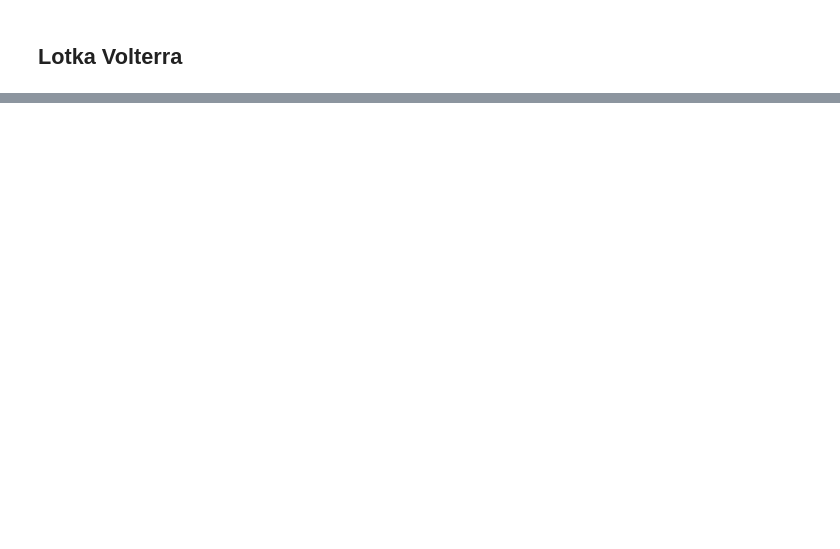
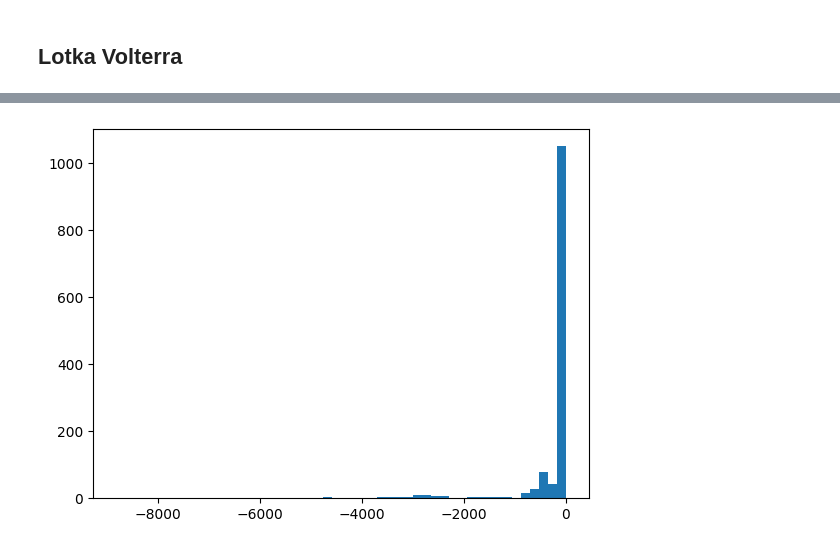
Before and after one commit to jojoroy/Data-Science, a Jupyter notebook: GPMH_penalty.ipynb, the cells around one changed output, grey strips where cells are left out. Cells and saved outputs as stored; diff of their text form; code cells hidden in the pictures; blank space fills up the shorter version.

```diff
--- a/GPMH_penalty.ipynb
+++ b/GPMH_penalty.ipynb
@@ -863,14 +812,14 @@ params_current=params_current.reshape(-1,1)
 y_current=y_current.reshape(-1,1)
 N = 500
 mh_samples=np.zeros((N))
-mh_samples[0]=2.5
+mh_samples[0]=-1.0
 # define max_ieter
-max_iter= 5
+max_iter= 10
 #define test points
-x_grid = jnp.arange(0, 7.5, 0.01).reshape(-1, 1)
+x_grid = jnp.arange(-2.5, 2.5, 0.01).reshape(-1, 1)
 #x_current = jnp.arange(-3.0,3.0, 0.1).reshape(-1, 1)
 
-test_points = jnp.arange(0, 7.5, 0.1)
+test_points = jnp.arange(-2.5, 2.5, 0.1)
 epsilon = 0.3
 obs_stddev=1e-3
 proposal='uniform'
@@ -878,7 +827,7 @@ proposal='uniform'
 m=0
 while m < max_iter:
   test_points= jnp.array([testpt for testpt in test_points if testpt not in params_current])
-  test_point_utilities = loss_fast2(params_current, y_current, test_points.reshape(-1,1), x_grid, key, obs_stddev)
+  test_point_utilities = loss_fast2(params_current, y_current, test_points.reshape(-1,1), x_grid, key, obs_stddev,True)
 
 
 
@@ -1175,0 +845,21 @@ step 499 [[2.49970318e-26]] [[1.]] 3.1052646259626204 Current [ -7.8894797    4.
+# %%
+# x_current = jnp.arange(-3.0,3.0, 0.1).reshape(-1, 1)
+# y_current = l(x_current)
+
+#xtest = jnp.linspace(-5.0, 5.0, 1000).reshape(-1, 1)
+xtest = jnp.linspace(-1.0, 2.5, 100).reshape(-1, 1)
+
+p_mean, p_std = evaluate_posterior(params_current, y_current, xtest,key, do_optimize=True, obs_stddev=obs_stddev)
+plt.plot(xtest.squeeze(),p_mean, color='red')
+plt.plot(xtest.squeeze(),log_likelihood_lv(xtest))
+plt.plot(params_current, y_current, 'x', color='red')
+
+plt.fill_between(
+    xtest.squeeze(),
+    p_mean - 2 * p_std,
+    p_mean + 2 * p_std,
+    alpha=0.5,
+    label="Two sigma",
+)
+#plt.xlim(-10,10)
+#plt.ylim(-150,10)
@@ -1175,0 +1416,7 @@ step 499 [[2.49970318e-26]] [[1.]] 3.1052646259626204 Current [ -7.8894797    4.
+# %%
+x1_range = jnp.array(np.random.uniform(-2,2,5))
+x2_range = jnp.array(np.random.uniform(-3,1,5))
+
+
+x1_gridvalues,x2_gridvalues,x3_gridvalues,x4_gridvalues = jnp.meshgrid(x1_range, x2_range,x2_range,x1_range)
+test_points = jnp.vstack([x1_gridvalues.flatten(), x2_gridvalues.flatten(),x3_gridvalues.flatten(),x4_gridvalues.flatten()]).T
@@ -1175,0 +1696,5 @@ step 499 [[2.49970318e-26]] [[1.]] 3.1052646259626204 Current [ -7.8894797    4.
+# %%
+plt.hist(log_likelihood_lv(test_points)-p_mean,bins=50)
+plt.show()
+# %% [output]
+[figure, added]
```
Also changed, not shown: parts of 97 cells of this notebook.
